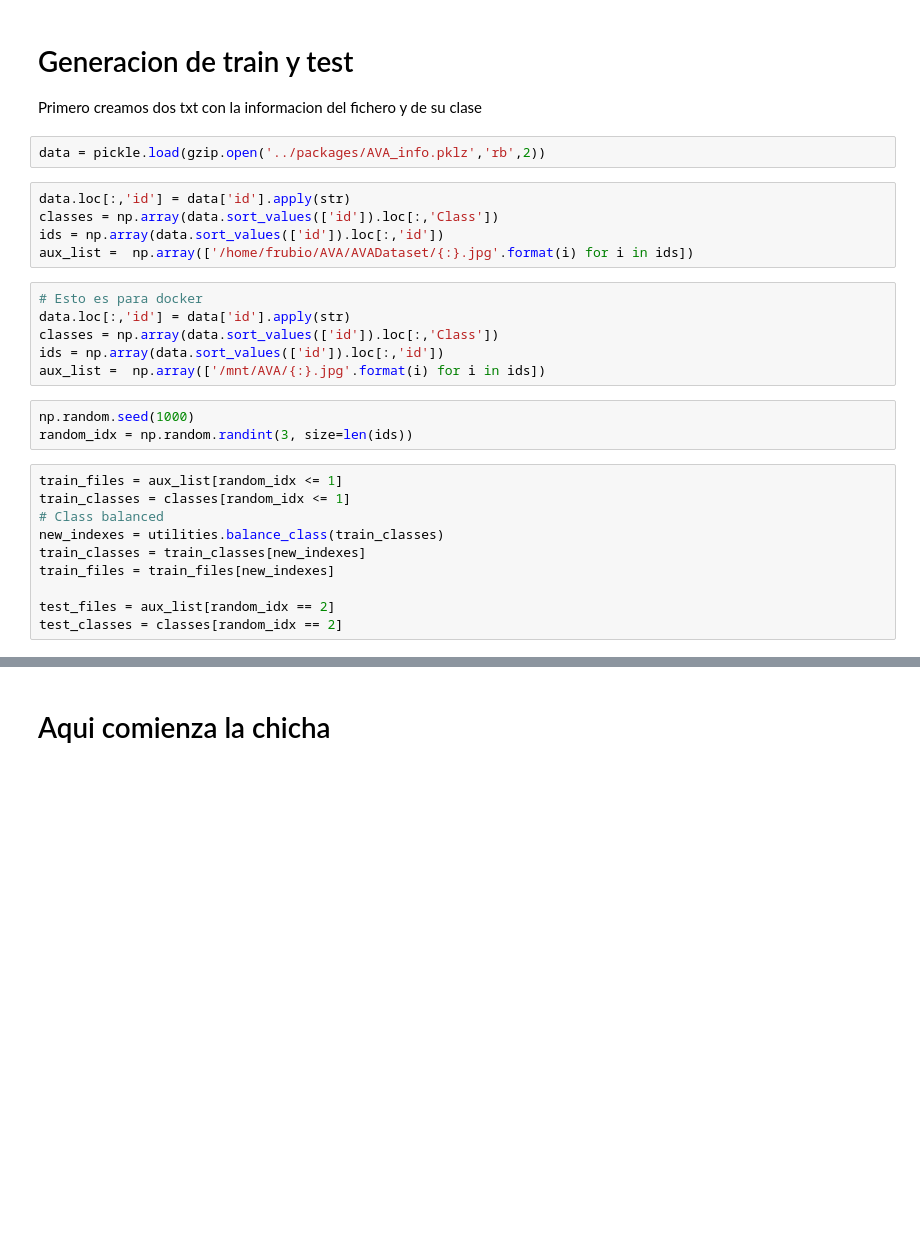
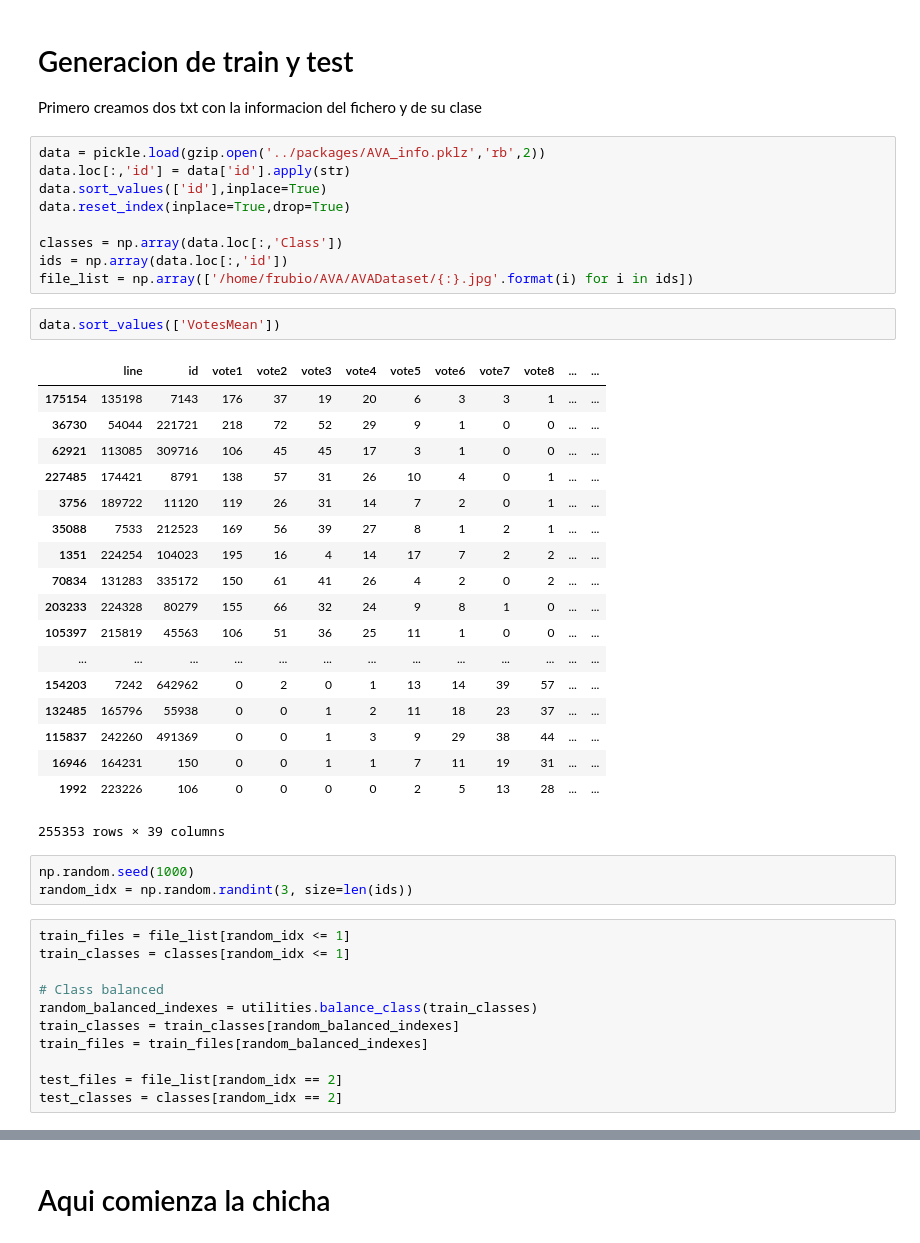
Before and after one commit to ferrubio/aesthetic_quality, a Jupyter notebook: notebooks/Finetuning with caffe.ipynb, the cells around one changed output, grey strips where cells are left out. Drawn from its saved outputs; the diff is of its cells as text; blank space fills up the shorter version.

Commit message:
Update for test networks

```diff
--- a/notebooks/Finetuning with caffe.ipynb
+++ b/notebooks/Finetuning with caffe.ipynb
@@ -41,31 +41,49 @@ from sklearn.metrics import roc_auc_score, accuracy_score
 # %% [markdown]
 # Generacion de train y test
 Primero creamos dos txt con la informacion del fichero y de su clase
-# %%
-data = pickle.load(gzip.open('../packages/AVA_info.pklz','rb',2))
 # %%
+data = pickle.load(gzip.open('../packages/AVA_info.pklz','rb',2))
 data.loc[:,'id'] = data['id'].apply(str)
-classes = np.array(data.sort_values(['id']).loc[:,'Class'])
-ids = np.array(data.sort_values(['id']).loc[:,'id'])
-aux_list =  np.array(['/home/frubio/AVA/AVADataset/{:}.jpg'.format(i) for i in ids])
+data.sort_values(['id'],inplace=True)
+data.reset_index(inplace=True,drop=True)
+
+classes = np.array(data.loc[:,'Class'])
+ids = np.array(data.loc[:,'id'])
+file_list = np.array(['/home/frubio/AVA/AVADataset/{:}.jpg'.format(i) for i in ids])
-# %%
-# Esto es para docker
-data.loc[:,'id'] = data['id'].apply(str)
-classes = np.array(data.sort_values(['id']).loc[:,'Class'])
-ids = np.array(data.sort_values(['id']).loc[:,'id'])
-aux_list =  np.array(['/mnt/AVA/{:}.jpg'.format(i) for i in ids])
+# %%
+data.sort_values(['VotesMean'])
+# %% [output]
+|  | line | id | vote1 | vote2 | vote3 | vote4 | vote5 | vote6 | vote7 | vote8 | ... | ... |
+| 175154 | 135198 | 7143 | 176 | 37 | 19 | 20 | 6 | 3 | 3 | 1 | ... | ... |
+| 36730 | 54044 | 221721 | 218 | 72 | 52 | 29 | 9 | 1 | 0 | 0 | ... | ... |
+| 62921 | 113085 | 309716 | 106 | 45 | 45 | 17 | 3 | 1 | 0 | 0 | ... | ... |
+| 227485 | 174421 | 8791 | 138 | 57 | 31 | 26 | 10 | 4 | 0 | 1 | ... | ... |
+| 3756 | 189722 | 11120 | 119 | 26 | 31 | 14 | 7 | 2 | 0 | 1 | ... | ... |
+| 35088 | 7533 | 212523 | 169 | 56 | 39 | 27 | 8 | 1 | 2 | 1 | ... | ... |
+| 1351 | 224254 | 104023 | 195 | 16 | 4 | 14 | 17 | 7 | 2 | 2 | ... | ... |
+| 70834 | 131283 | 335172 | 150 | 61 | 41 | 26 | 4 | 2 | 0 | 2 | ... | ... |
+| 203233 | 224328 | 80279 | 155 | 66 | 32 | 24 | 9 | 8 | 1 | 0 | ... | ... |
+| 105397 | 215819 | 45563 | 106 | 51 | 36 | 25 | 11 | 1 | 0 | 0 | ... | ... |
+| ... | ... | ... | ... | ... | ... | ... | ... | ... | ... | ... | ... | ... |
+| 154203 | 7242 | 642962 | 0 | 2 | 0 | 1 | 13 | 14 | 39 | 57 | ... | ... |
+| 132485 | 165796 | 55938 | 0 | 0 | 1 | 2 | 11 | 18 | 23 | 37 | ... | ... |
+| 115837 | 242260 | 491369 | 0 | 0 | 1 | 3 | 9 | 29 | 38 | 44 | ... | ... |
+| 16946 | 164231 | 150 | 0 | 0 | 1 | 1 | 7 | 11 | 19 | 31 | ... | ... |
+| 1992 | 223226 | 106 | 0 | 0 | 0 | 0 | 2 | 5 | 13 | 28 | ... | ... |
+255353 rows × 39 columns
 # %%
 np.random.seed(1000)
 random_idx = np.random.randint(3, size=len(ids))
 # %%
-train_files = aux_list[random_idx <= 1]
+train_files = file_list[random_idx <= 1]
 train_classes = classes[random_idx <= 1]
+
 # Class balanced
-new_indexes = utilities.balance_class(train_classes)
-train_classes = train_classes[new_indexes]
-train_files = train_files[new_indexes]
+random_balanced_indexes = utilities.balance_class(train_classes)
+train_classes = train_classes[random_balanced_indexes]
+train_files = train_files[random_balanced_indexes]
 
-test_files = aux_list[random_idx == 2]
+test_files = file_list[random_idx == 2]
 test_classes = classes[random_idx == 2]
 # %%
 # This lines are for test the models with the same test as the networks
```
Also changed, not shown: parts of 20 cells of this notebook, 2 other files.
